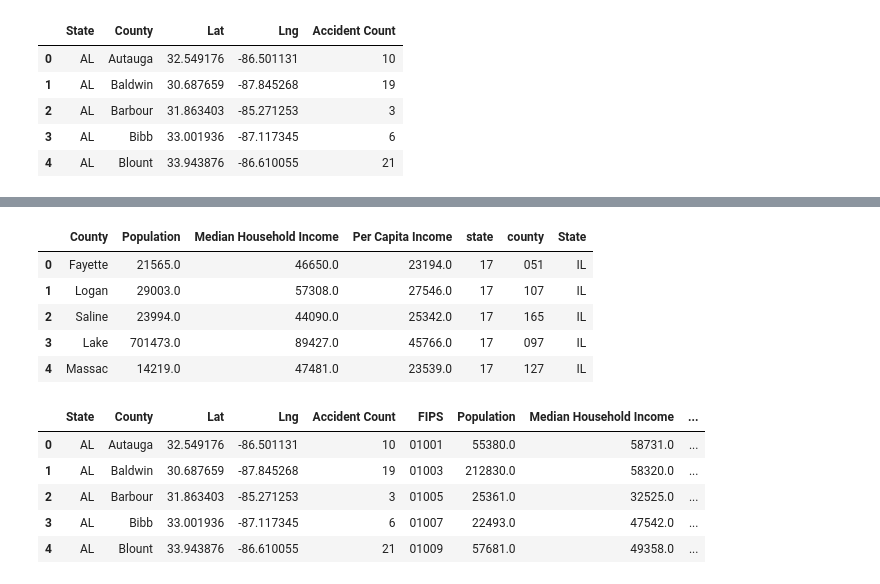
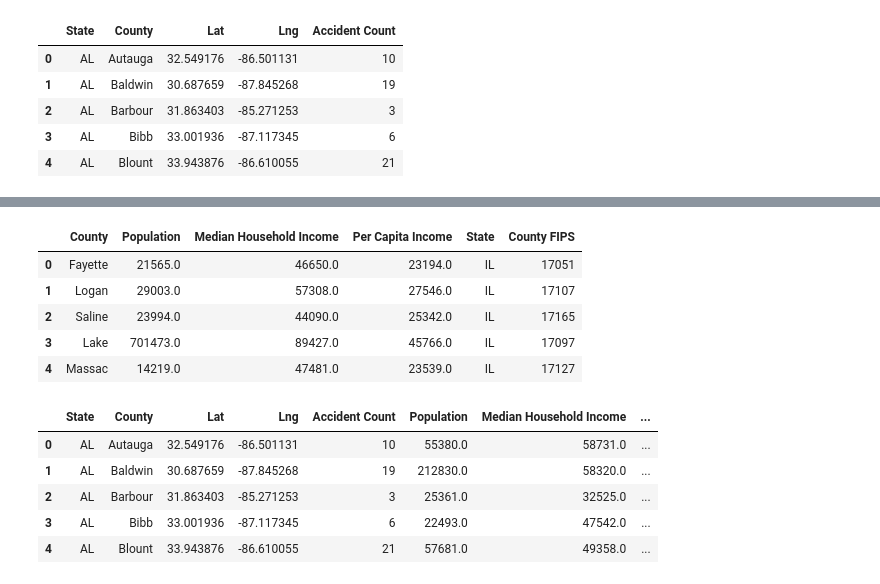
Before and after one commit to T1me2/TeamAmazing2, a Jupyter notebook: glen_project1.ipynb, the cells around one changed output, grey strips where cells are left out. Cells and saved outputs as stored; diff of their text form; code cells hidden in the pictures.

```diff
--- a/glen_project1.ipynb
+++ b/glen_project1.ipynb
@@ -148,7 +124,7 @@ accidents_by_county.head()
 # %%
 # Create dictionary for state abbreviations
 
-states = {
+states_abbreviation = {
     "Alabama": "AL",
     "Alaska": "AK",
     "Arizona": "AZ",
@@ -252,5 +186,3 @@ Current index: 2086
-# %%
-accidents_by_county["FIPS"] = pd.DataFrame(county_fips)
 # %%
 # Run Census Search to retrieve income data by county
 census_data = c.acs5.get(("NAME", "B01003_001E", "B19013_001E","B19301_001E"), {'for': 'county:*'})
@@ -262,41 +194,49 @@ census_pd = pd.DataFrame(census_data)
 census_pd = census_pd.rename(columns={"B01003_001E": "Population",
                                       "B19013_001E": "Median Household Income",
                                       "B19301_001E": "Per Capita Income",
-                                      "NAME": "County"})
+                                      "NAME": "County",
+                                      "state": "State Code",
+                                      "county": "County Code"})
 
 # Split "County" column into separate "County" and "State" columns
 census_pd[["County", "State"]] = census_pd["County"].str.split(" County, ", expand=True)
 
+# Combine State and County codes into new column for county identification
+census_pd["County FIPS"] = census_pd["State Code"] + census_pd["County Code"]
+
+# Drop State and County code columns
+census_pd.drop(columns=["State Code", "County Code"], inplace=True)
+
 # Convert State names to state abbreviations
-census_pd.replace({"State": states}, inplace=True)
+census_pd.replace({"State": states_abbreviation}, inplace=True)
 
 census_pd.head()
 # %% [output]
-|  | County | Population | Median Household Income | Per Capita Income | state | county | State |
-| 0 | Fayette | 21565.0 | 46650.0 | 23194.0 | 17 | 051 | IL |
-| 1 | Logan | 29003.0 | 57308.0 | 27546.0 | 17 | 107 | IL |
-| 2 | Saline | 23994.0 | 44090.0 | 25342.0 | 17 | 165 | IL |
-| 3 | Lake | 701473.0 | 89427.0 | 45766.0 | 17 | 097 | IL |
-| 4 | Massac | 14219.0 | 47481.0 | 23539.0 | 17 | 127 | IL |
+|  | County | Population | Median Household Income | Per Capita Income | State | County FIPS |
+| 0 | Fayette | 21565.0 | 46650.0 | 23194.0 | IL | 17051 |
+| 1 | Logan | 29003.0 | 57308.0 | 27546.0 | IL | 17107 |
+| 2 | Saline | 23994.0 | 44090.0 | 25342.0 | IL | 17165 |
+| 3 | Lake | 701473.0 | 89427.0 | 45766.0 | IL | 17097 |
+| 4 | Massac | 14219.0 | 47481.0 | 23539.0 | IL | 17127 |
 # %%
 # Merge census data with accident dataframe on State/County for counties listed in accidents_by_county dataframe
 accidents_census_df = pd.merge(accidents_by_county, census_pd, on=["State","County"], how="left")
 
-# Clean dataframe by removing unnecessary columns
-accidents_census_df.drop(columns=["state","county"], inplace=True)
+# Calculate accidents per capita and add to new column
+accidents_census_df["Accidents (per 1000)"] = (accidents_census_df["Accident Count"] / accidents_census_df["Population"]) * 1000
 
-# Calculate accidents per capita and add to new column
-accidents_census_df["Accidents (Per Capita)"] = accidents_census_df["Accident Count"] / accidents_census_df["Population"]
+# Drop rows with missing data
+accident_data_complete = accidents_census_df.dropna()
 
 # Save dataframe as csv file
-accidents_census_df.to_csv("Resources/accidents_census_bycounty.csv")
+accident_data_complete.to_csv("Resources/accidents_census_bycounty.csv")
 
 # Display first 5 rows of dataframe
-accidents_census_df.head()
+accident_data_complete.head()
 # %% [output]
-|  | State | County | Lat | Lng | Accident Count | FIPS | Population | Median Household Income | ... |
-| 0 | AL | Autauga | 32.549176 | -86.501131 | 10 | 01001 | 55380.0 | 58731.0 | ... |
-| 1 | AL | Baldwin | 30.687659 | -87.845268 | 19 | 01003 | 212830.0 | 58320.0 | ... |
-| 2 | AL | Barbour | 31.863403 | -85.271253 | 3 | 01005 | 25361.0 | 32525.0 | ... |
-| 3 | AL | Bibb | 33.001936 | -87.117345 | 6 | 01007 | 22493.0 | 47542.0 | ... |
-| 4 | AL | Blount | 33.943876 | -86.610055 | 21 | 01009 | 57681.0 | 49358.0 | ... |
+|  | State | County | Lat | Lng | Accident Count | Population | Median Household Income | ... |
+| 0 | AL | Autauga | 32.549176 | -86.501131 | 10 | 55380.0 | 58731.0 | ... |
+| 1 | AL | Baldwin | 30.687659 | -87.845268 | 19 | 212830.0 | 58320.0 | ... |
+| 2 | AL | Barbour | 31.863403 | -85.271253 | 3 | 25361.0 | 32525.0 | ... |
+| 3 | AL | Bibb | 33.001936 | -87.117345 | 6 | 22493.0 | 47542.0 | ... |
+| 4 | AL | Blount | 33.943876 | -86.610055 | 21 | 57681.0 | 49358.0 | ... |
```
Also changed, not shown: parts of 10 cells of this notebook.
